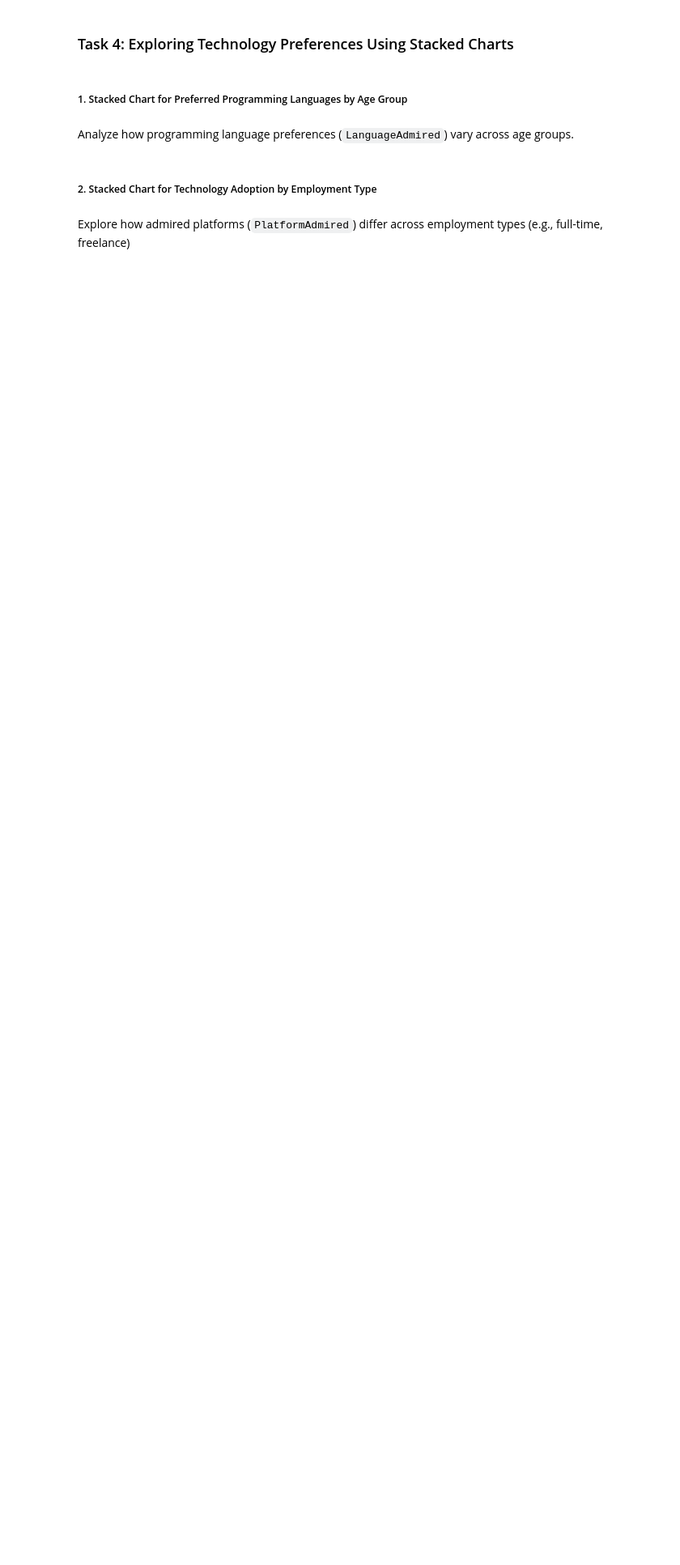
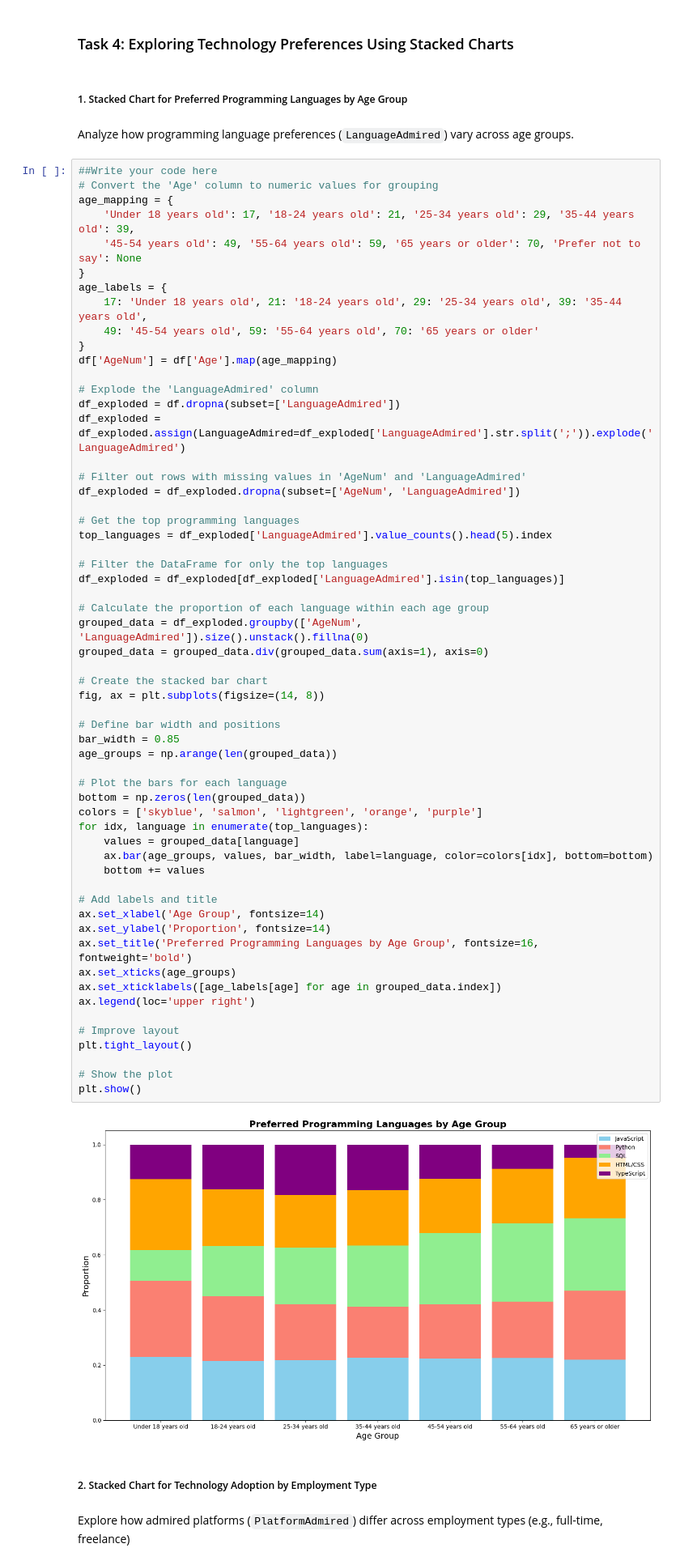
Before and after one commit to jahiduljinat/IBM-capstone-project, a Jupyter notebook: Lab 19 Stacked Charts.ipynb, the cells around one changed output. Shown at 81% size. Cells and saved outputs as stored; diff of their text form; blank space fills up the shorter version.

```diff
--- a/Lab 19 Stacked Charts.ipynb
+++ b/Lab 19 Stacked Charts.ipynb
@@ -437,6 +437,66 @@ plt.show()
 ##### 1. Stacked Chart for Preferred Programming Languages by Age Group
 # %% [markdown]
 Analyze how programming language preferences (`LanguageAdmired`) vary across age groups.
+# %%
+##Write your code here
+# Convert the 'Age' column to numeric values for grouping
+age_mapping = {
+    'Under 18 years old': 17, '18-24 years old': 21, '25-34 years old': 29, '35-44 years old': 39,
+    '45-54 years old': 49, '55-64 years old': 59, '65 years or older': 70, 'Prefer not to say': None
+}
+age_labels = {
+    17: 'Under 18 years old', 21: '18-24 years old', 29: '25-34 years old', 39: '35-44 years old',
+    49: '45-54 years old', 59: '55-64 years old', 70: '65 years or older'
+}
+df['AgeNum'] = df['Age'].map(age_mapping)
+
+# Explode the 'LanguageAdmired' column
+df_exploded = df.dropna(subset=['LanguageAdmired'])
+df_exploded = df_exploded.assign(LanguageAdmired=df_exploded['LanguageAdmired'].str.split(';')).explode('LanguageAdmired')
+
+# Filter out rows with missing values in 'AgeNum' and 'LanguageAdmired'
+df_exploded = df_exploded.dropna(subset=['AgeNum', 'LanguageAdmired'])
+
+# Get the top programming languages
+top_languages = df_exploded['LanguageAdmired'].value_counts().head(5).index
+
+# Filter the DataFrame for only the top languages
+df_exploded = df_exploded[df_exploded['LanguageAdmired'].isin(top_languages)]
+
+# Calculate the proportion of each language within each age group
+grouped_data = df_exploded.groupby(['AgeNum', 'LanguageAdmired']).size().unstack().fillna(0)
+grouped_data = grouped_data.div(grouped_data.sum(axis=1), axis=0)
+
+# Create the stacked bar chart
+fig, ax = plt.subplots(figsize=(14, 8))
+
+# Define bar width and positions
+bar_width = 0.85
+age_groups = np.arange(len(grouped_data))
+
+# Plot the bars for each language
+bottom = np.zeros(len(grouped_data))
+colors = ['skyblue', 'salmon', 'lightgreen', 'orange', 'purple']
+for idx, language in enumerate(top_languages):
+    values = grouped_data[language]
+    ax.bar(age_groups, values, bar_width, label=language, color=colors[idx], bottom=bottom)
+    bottom += values
+
+# Add labels and title
+ax.set_xlabel('Age Group', fontsize=14)
+ax.set_ylabel('Proportion', fontsize=14)
+ax.set_title('Preferred Programming Languages by Age Group', fontsize=16, fontweight='bold')
+ax.set_xticks(age_groups)
+ax.set_xticklabels([age_labels[age] for age in grouped_data.index])
+ax.legend(loc='upper right')
+
+# Improve layout
+plt.tight_layout()
+
+# Show the plot
+plt.show()
+# %% [output]
+[figure, added]
 # %% [markdown]
 ##### 2. Stacked Chart for Technology Adoption by Employment Type
 # %% [markdown]
```
Also changed, not shown: parts of 2 cells of this notebook.
